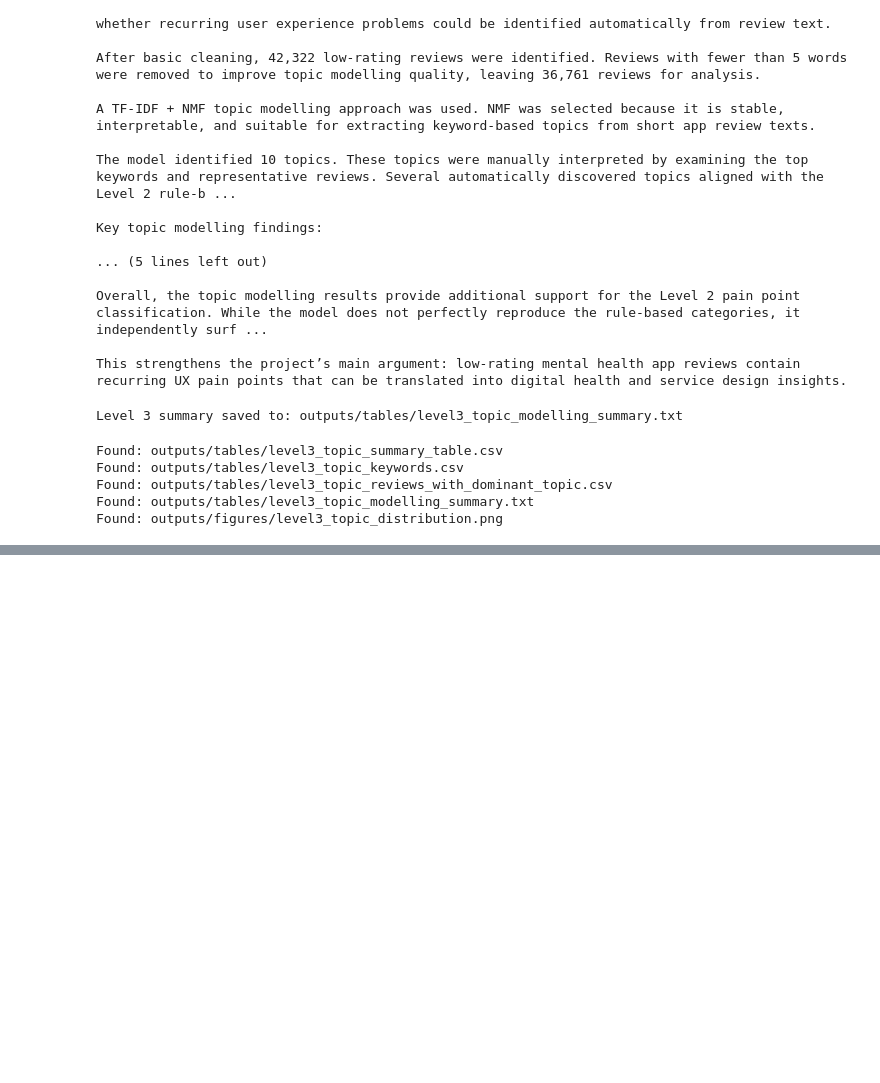
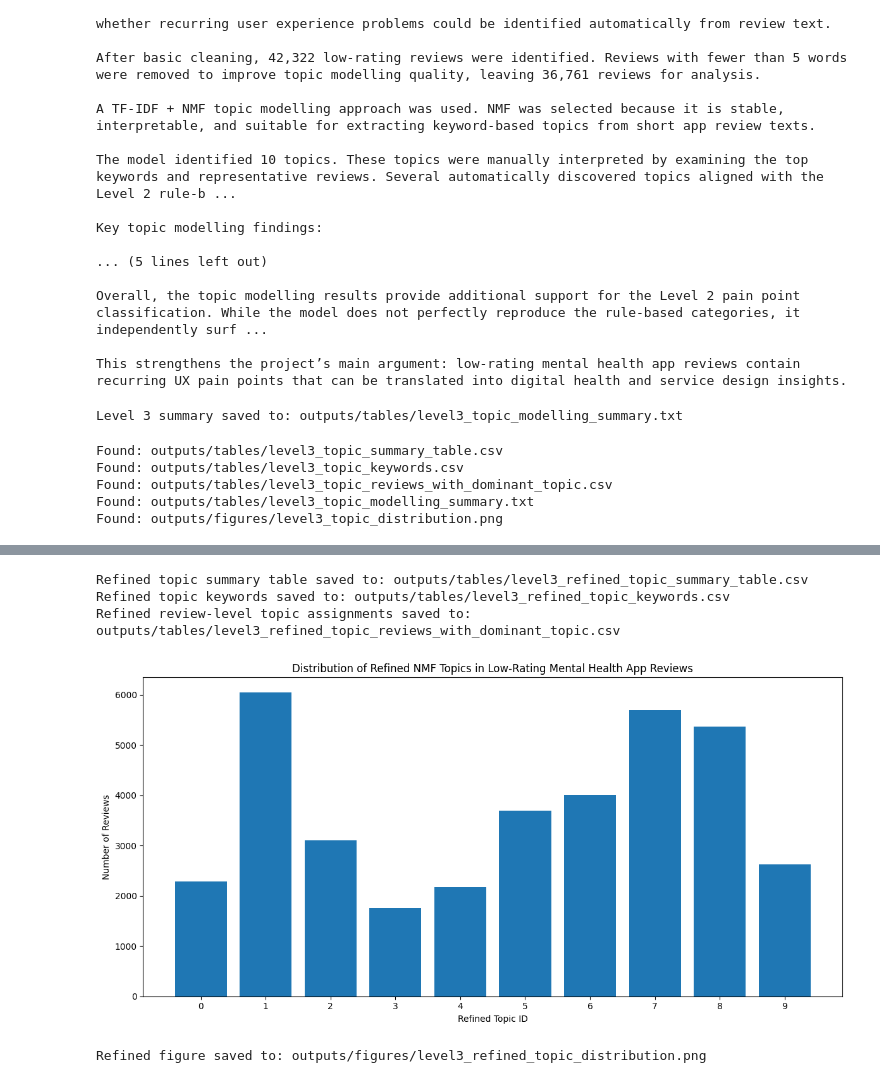
Before and after one commit to erxuanqi/mental-health-app-ux-analysis, a Jupyter notebook: notebooks/02_topic_modelling_level3.ipynb, the cells around one changed output, grey strips where cells are left out. Saved outputs shown, nothing was run; the diff lists cells and outputs as text; code cells hidden in the pictures; blank space fills up the shorter version.

Commit message:
Update Level 3 with refined NMF topic modelling

```diff
--- a/notebooks/02_topic_modelling_level3.ipynb
+++ b/notebooks/02_topic_modelling_level3.ipynb
@@ -773,0 +865,14 @@ Found: outputs/figures/level3_topic_distribution.png
+# %%
+# Assign dominant topic from the refined NMF model
+
+refined_topic_reviews = topic_reviews.copy()
+
+refined_topic_reviews["refined_dominant_topic"] = refined_nmf_topics.argmax(axis=1)
+refined_topic_reviews["refined_topic_weight"] = refined_nmf_topics.max(axis=1)
+
+print("Refined dominant topic assigned.")
+print(refined_topic_reviews["refined_dominant_topic"].value_counts().sort_index())
+
+refined_topic_reviews[
+    ["app_name", "rating", "clean_text", "refined_dominant_topic", "refined_topic_weight"]
+].head()
@@ -773,0 +1000,44 @@ Found: outputs/figures/level3_topic_distribution.png
+# %%
+# Save refined topic modelling outputs
+
+refined_summary_output_path = "outputs/tables/level3_refined_topic_summary_table.csv"
+refined_keywords_output_path = "outputs/tables/level3_refined_topic_keywords.csv"
+refined_reviews_output_path = "outputs/tables/level3_refined_topic_reviews_with_dominant_topic.csv"
+
+refined_topic_summary_df.to_csv(refined_summary_output_path, index=False)
+refined_topic_keywords_df.to_csv(refined_keywords_output_path, index=False)
+refined_topic_reviews.to_csv(refined_reviews_output_path, index=False)
+
+print("Refined topic summary table saved to:", refined_summary_output_path)
+print("Refined topic keywords saved to:", refined_keywords_output_path)
+print("Refined review-level topic assignments saved to:", refined_reviews_output_path)
+# %% [output]
+Refined topic summary table saved to: outputs/tables/level3_refined_topic_summary_table.csv
+Refined topic keywords saved to: outputs/tables/level3_refined_topic_keywords.csv
+Refined review-level topic assignments saved to: outputs/tables/level3_refined_topic_reviews_with_dominant_topic.csv
+# %%
+# Plot and save refined topic distribution
+
+refined_plot_df = refined_topic_summary_df.sort_values("topic_id")
+
+refined_figure_output_path = "outputs/figures/level3_refined_topic_distribution.png"
+
+plt.figure(figsize=(12, 6))
+plt.bar(
+    refined_plot_df["topic_id"].astype(str),
+    refined_plot_df["review_count"]
+)
+
+plt.xlabel("Refined Topic ID")
+plt.ylabel("Number of Reviews")
+plt.title("Distribution of Refined NMF Topics in Low-Rating Mental Health App Reviews")
+plt.xticks(rotation=0)
+plt.tight_layout()
+
+plt.savefig(refined_figure_output_path, dpi=300, bbox_inches="tight")
+plt.show()
+
+print("Refined figure saved to:", refined_figure_output_path)
+# %% [output]
+[figure, added]
+Refined figure saved to: outputs/figures/level3_refined_topic_distribution.png
```
Also changed, not shown: parts of 10 cells of this notebook.
